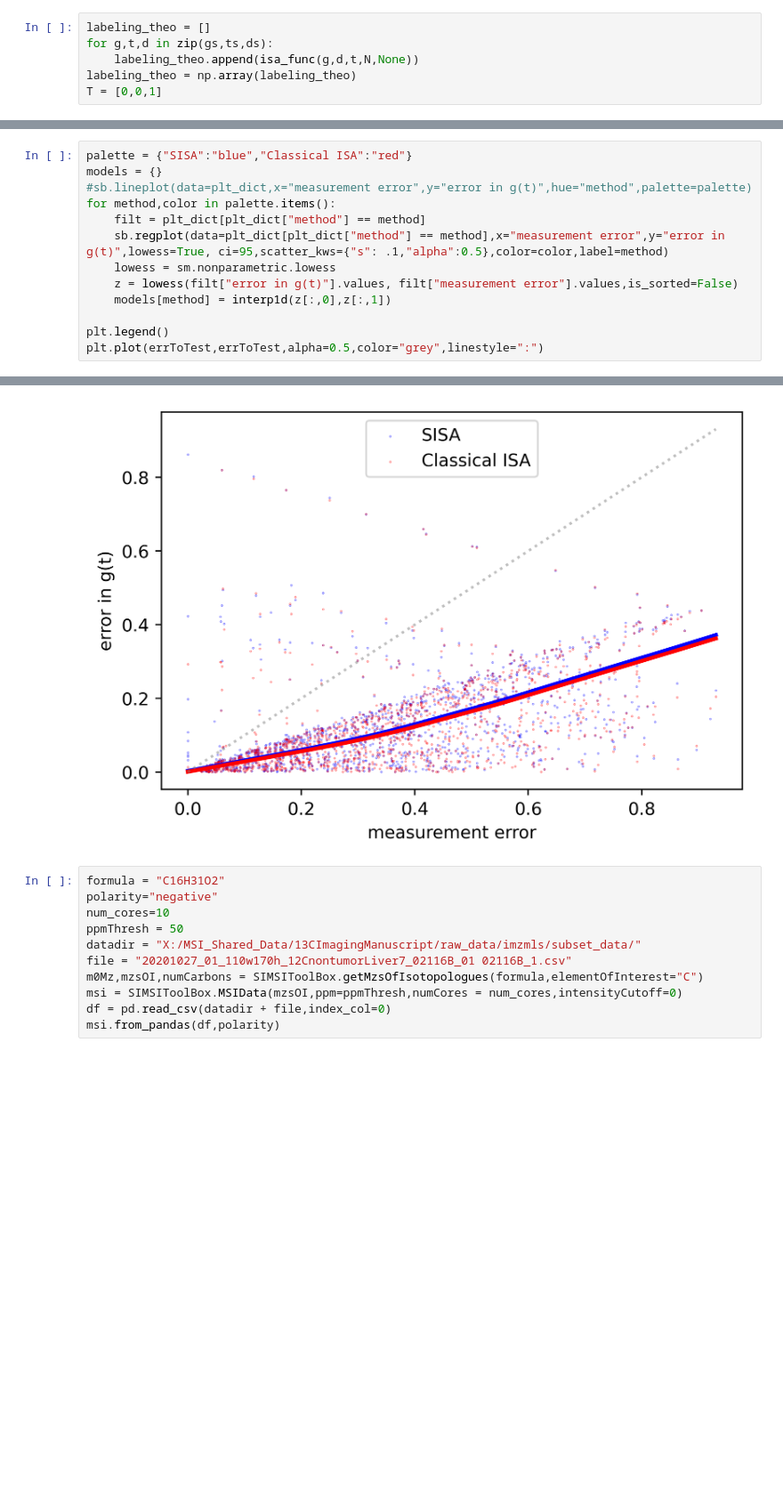
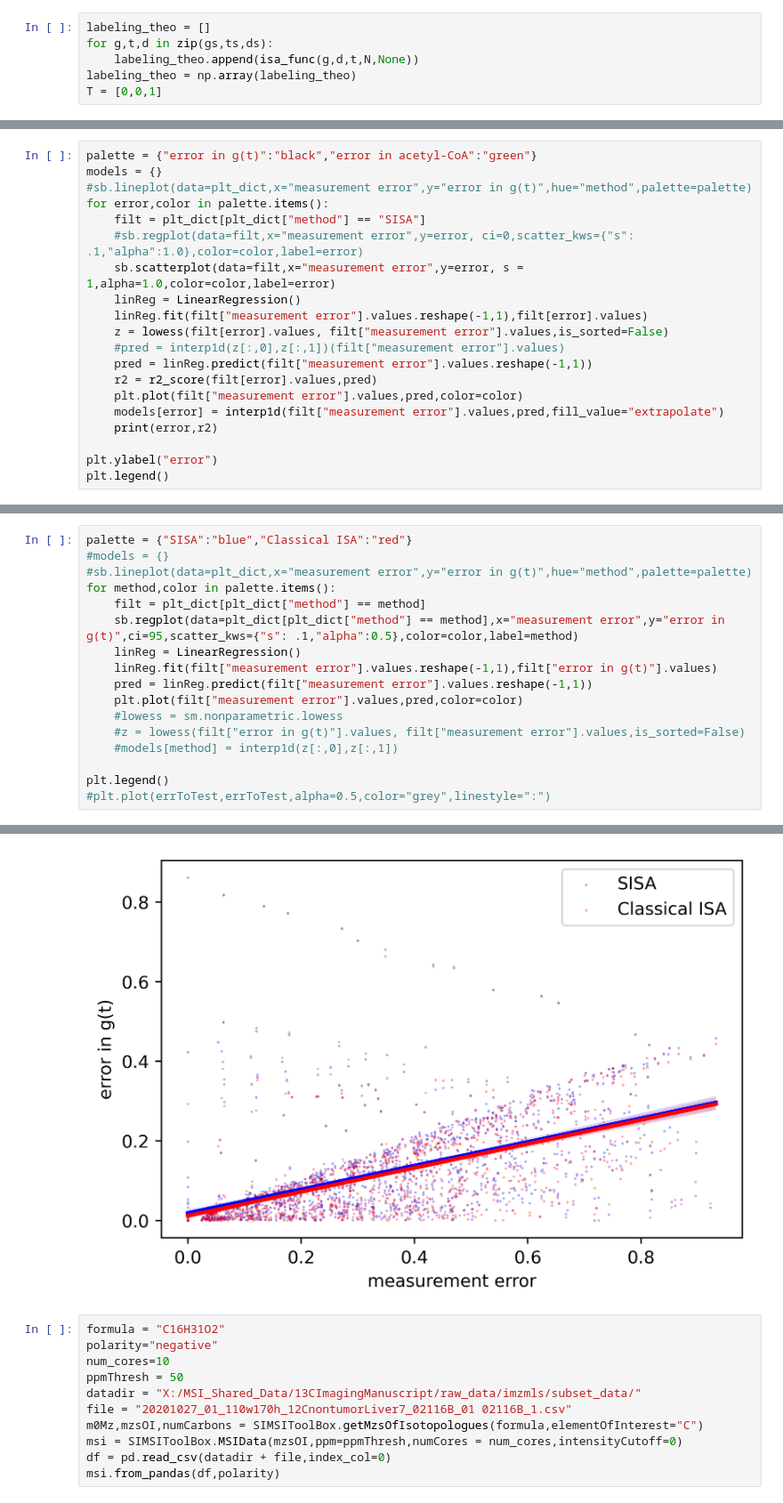
Before and after one commit to e-stan/imaging, a Jupyter notebook: notebooks/error_analysis_palmitate.ipynb, the cells around one changed output, grey strips where cells are left out. Shown at 89% size. Saved outputs shown, nothing was run; the diff lists cells and outputs as text; blank space fills up the shorter version.

Commit message:
updsted error analysis

```diff
--- a/notebooks/error_analysis_palmitate.ipynb
+++ b/notebooks/error_analysis_palmitate.ipynb
@@ -73,0 +80,20 @@ plt_dict
+# %%
+palette = {"error in g(t)":"black","error in acetyl-CoA":"green"}
+models = {}
+#sb.lineplot(data=plt_dict,x="measurement error",y="error in g(t)",hue="method",palette=palette)
+for error,color in palette.items():
+    filt = plt_dict[plt_dict["method"] == "SISA"]
+    #sb.regplot(data=filt,x="measurement error",y=error, ci=0,scatter_kws={"s": .1,"alpha":1.0},color=color,label=error)
+    sb.scatterplot(data=filt,x="measurement error",y=error, s = 1,alpha=1.0,color=color,label=error)
+    linReg = LinearRegression()
+    linReg.fit(filt["measurement error"].values.reshape(-1,1),filt[error].values)
+    z = lowess(filt[error].values, filt["measurement error"].values,is_sorted=False)
+    #pred = interp1d(z[:,0],z[:,1])(filt["measurement error"].values)
+    pred = linReg.predict(filt["measurement error"].values.reshape(-1,1))
+    r2 = r2_score(filt[error].values,pred)
+    plt.plot(filt["measurement error"].values,pred,color=color)
+    models[error] = interp1d(filt["measurement error"].values,pred,fill_value="extrapolate")
+    print(error,r2)
+
+plt.ylabel("error")
+plt.legend()
@@ -74,14 +105,18 @@ plt_dict
 # %%
 palette = {"SISA":"blue","Classical ISA":"red"}
-models = {}
+#models = {}
 #sb.lineplot(data=plt_dict,x="measurement error",y="error in g(t)",hue="method",palette=palette)
 for method,color in palette.items():
     filt = plt_dict[plt_dict["method"] == method]
-    sb.regplot(data=plt_dict[plt_dict["method"] == method],x="measurement error",y="error in g(t)",lowess=True, ci=95,scatter_kws={"s": .1,"alpha":0.5},color=color,label=method)
-    lowess = sm.nonparametric.lowess
-    z = lowess(filt["error in g(t)"].values, filt["measurement error"].values,is_sorted=False)
-    models[method] = interp1d(z[:,0],z[:,1])
+    sb.regplot(data=plt_dict[plt_dict["method"] == method],x="measurement error",y="error in g(t)",ci=95,scatter_kws={"s": .1,"alpha":0.5},color=color,label=method)
+    linReg = LinearRegression()
+    linReg.fit(filt["measurement error"].values.reshape(-1,1),filt["error in g(t)"].values)
+    pred = linReg.predict(filt["measurement error"].values.reshape(-1,1))
+    plt.plot(filt["measurement error"].values,pred,color=color)
+    #lowess = sm.nonparametric.lowess
+    #z = lowess(filt["error in g(t)"].values, filt["measurement error"].values,is_sorted=False)
+    #models[method] = interp1d(z[:,0],z[:,1])
 
 plt.legend()
-plt.plot(errToTest,errToTest,alpha=0.5,color="grey",linestyle=":")
+#plt.plot(errToTest,errToTest,alpha=0.5,color="grey",linestyle=":")
 # %% [output]
@@ -89,4 +124,4 @@ plt.plot(errToTest,errToTest,alpha=0.5,color="grey",linestyle=":")
-[figure, old version]
+[figure, new version]
 # %%
 formula = "C16H31O2"
 polarity="negative"
```
Also changed, not shown: parts of 5 cells of this notebook.
